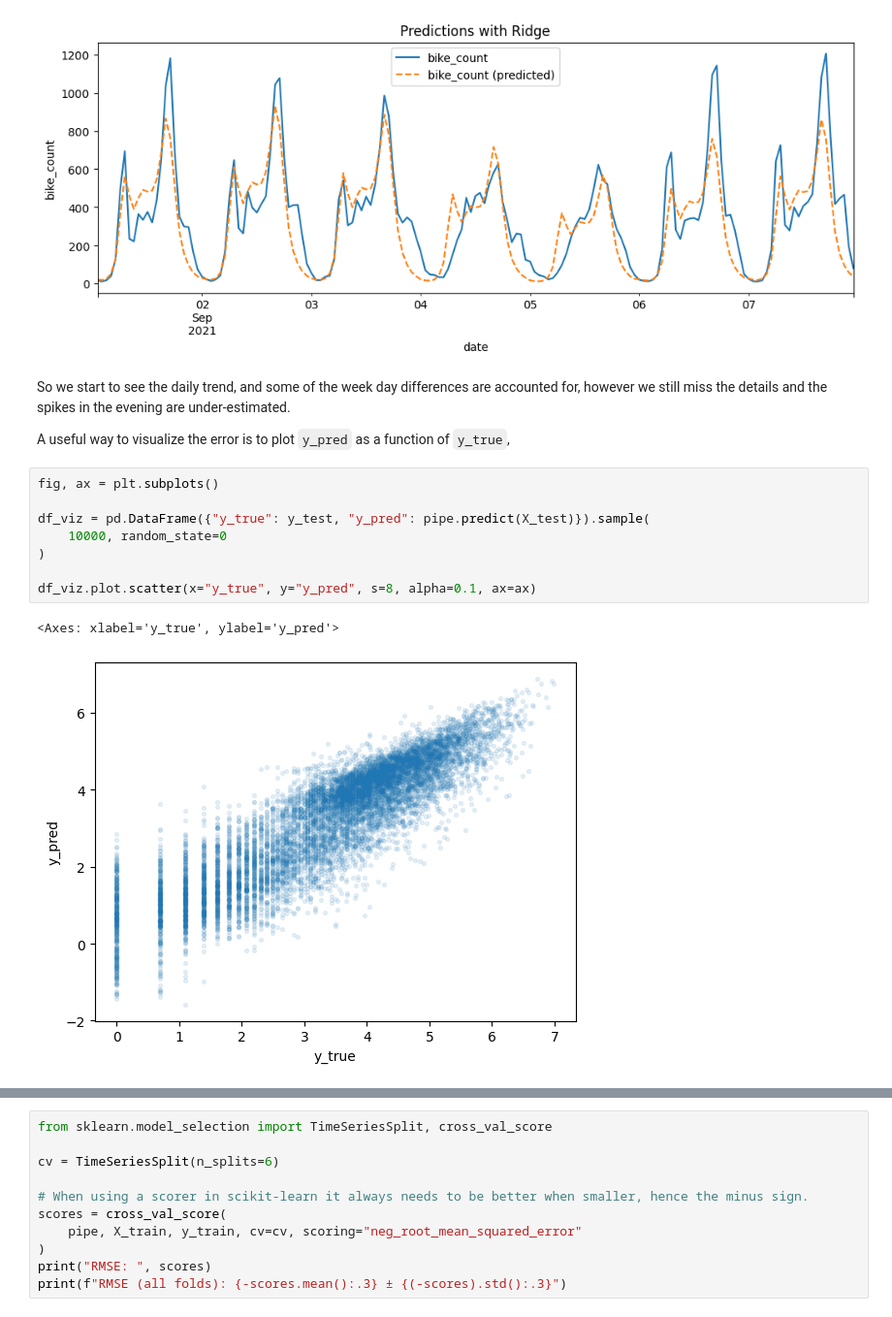
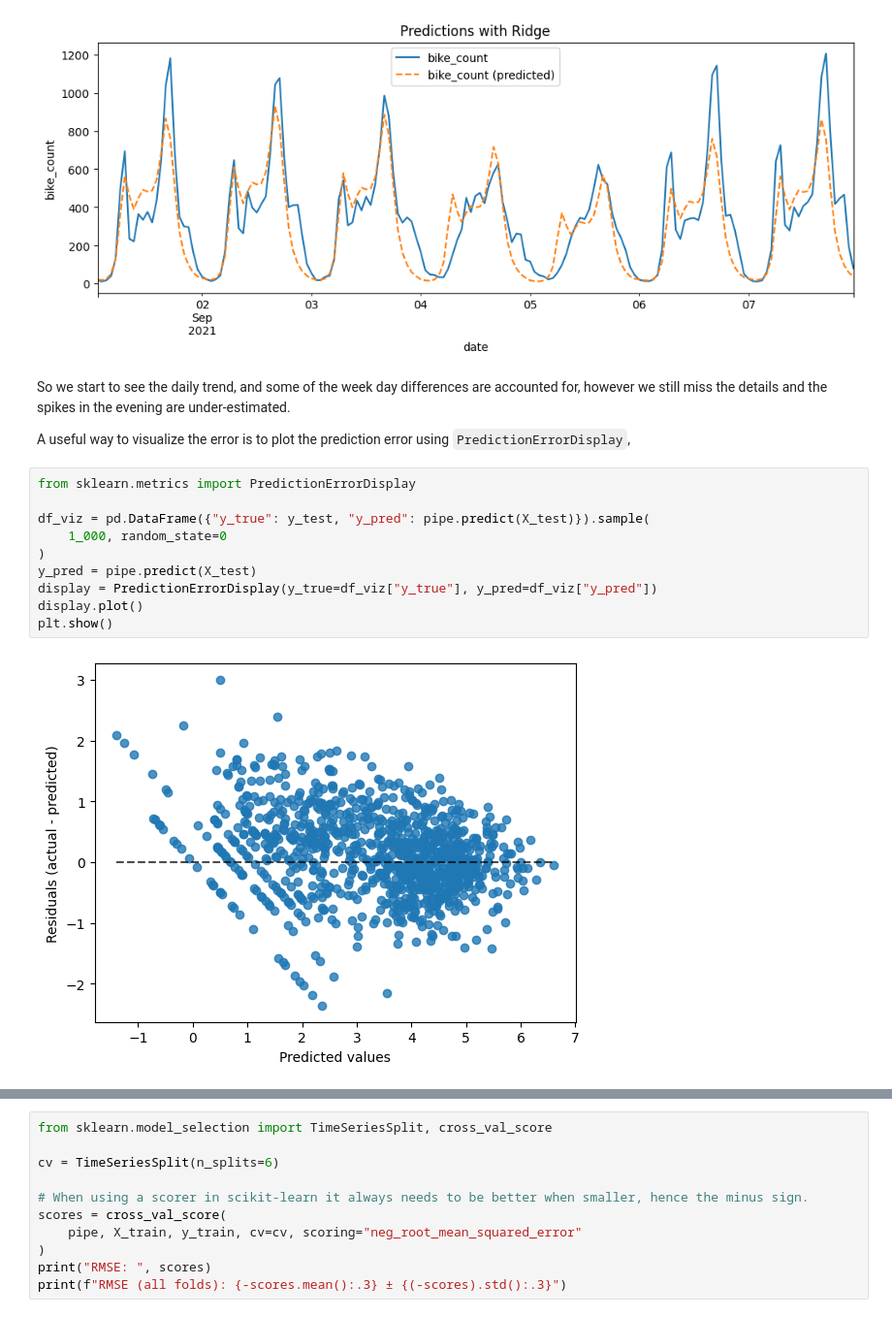
Before and after one commit to ramp-kits/bike_counters, a Jupyter notebook: bike_counters_starting_kit.ipynb, the cells around one changed output, grey strips where cells are left out. Shown at 97% size. Cells and saved outputs as stored; diff of their text form.

Commit message:
using `sklearn.metrics.PredictionErrorDisplay`

```diff
--- a/bike_counters_starting_kit.ipynb
+++ b/bike_counters_starting_kit.ipynb
@@ -373,18 +373,19 @@ Text(0, 0.5, 'bike_count')
 # %% [markdown]
 So we start to see the daily trend, and some of the week day differences are accounted for, however we still miss the details and the spikes in the evening are under-estimated.
 
-A useful way to visualize the error is to plot `y_pred` as a function of `y_true`,
+A useful way to visualize the error is to plot the prediction error using `PredictionErrorDisplay`,
-# %%
-fig, ax = plt.subplots()
-
-df_viz = pd.DataFrame({"y_true": y_test, "y_pred": pipe.predict(X_test)}).sample(
-    10000, random_state=0
-)
-
-df_viz.plot.scatter(x="y_true", y="y_pred", s=8, alpha=0.1, ax=ax)
-# %% [output]
-<Axes: xlabel='y_true', ylabel='y_pred'>
-[figure, removed]
+# %%
+from sklearn.metrics import PredictionErrorDisplay
+
+df_viz = pd.DataFrame({"y_true": y_test, "y_pred": pipe.predict(X_test)}).sample(
+    1_000, random_state=0
+)
+y_pred = pipe.predict(X_test)
+display = PredictionErrorDisplay(y_true=df_viz["y_true"], y_pred=df_viz["y_pred"])
+display.plot()
+plt.show()
+# %% [output]
+[figure, added]
 # %% [markdown]
 It is recommended to use cross-validation for hyper-parameter tuning with [GridSearchCV](https://scikit-learn.org/stable/modules/generated/sklearn.model_selection.GridSearchCV.html) or more reliable model evaluation with [cross_val_score](https://scikit-learn.org/stable/modules/generated/sklearn.model_selection.cross_val_score.html#sklearn.model_selection.cross_val_score). In this case, because we want the test data to always be in the future as compared to the train data, we can use [TimeSeriesSplit](https://scikit-learn.org/stable/modules/generated/sklearn.model_selection.TimeSeriesSplit.html),
 
```
